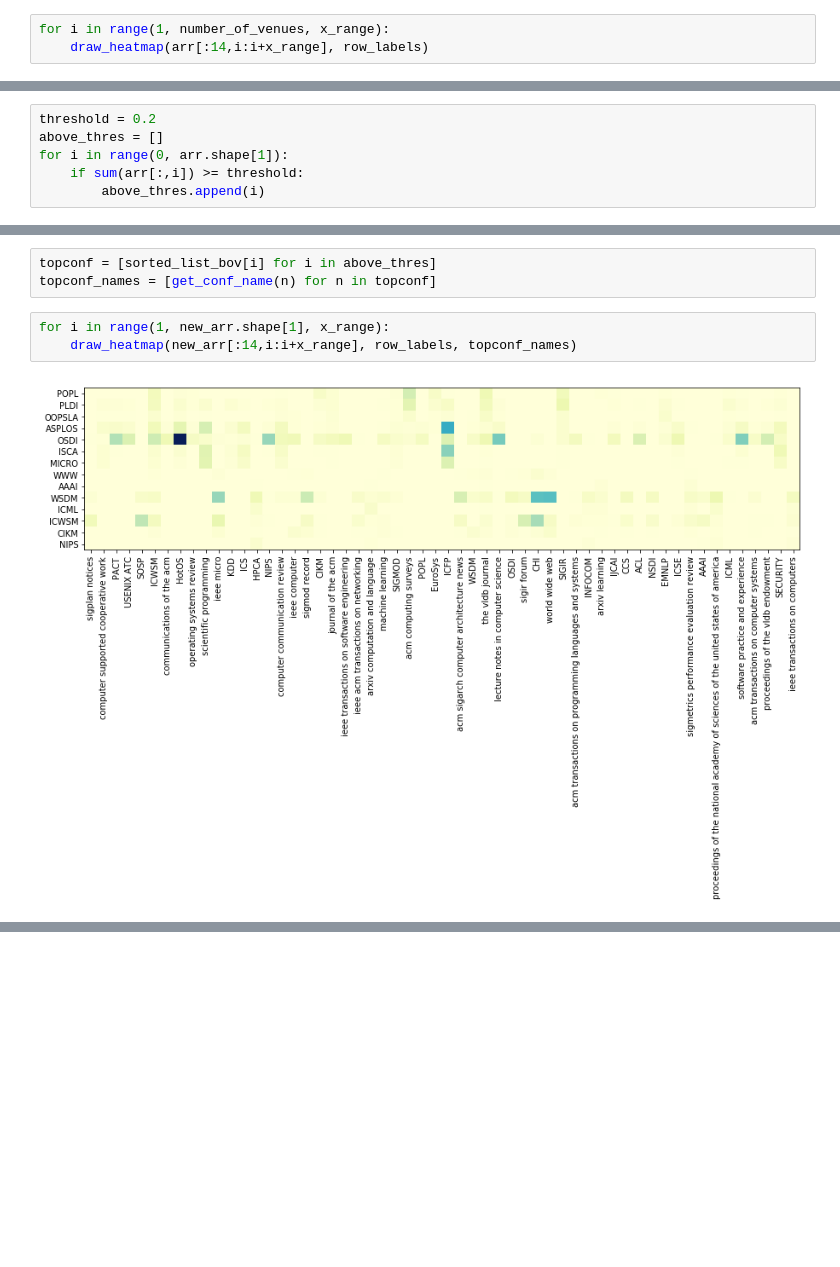
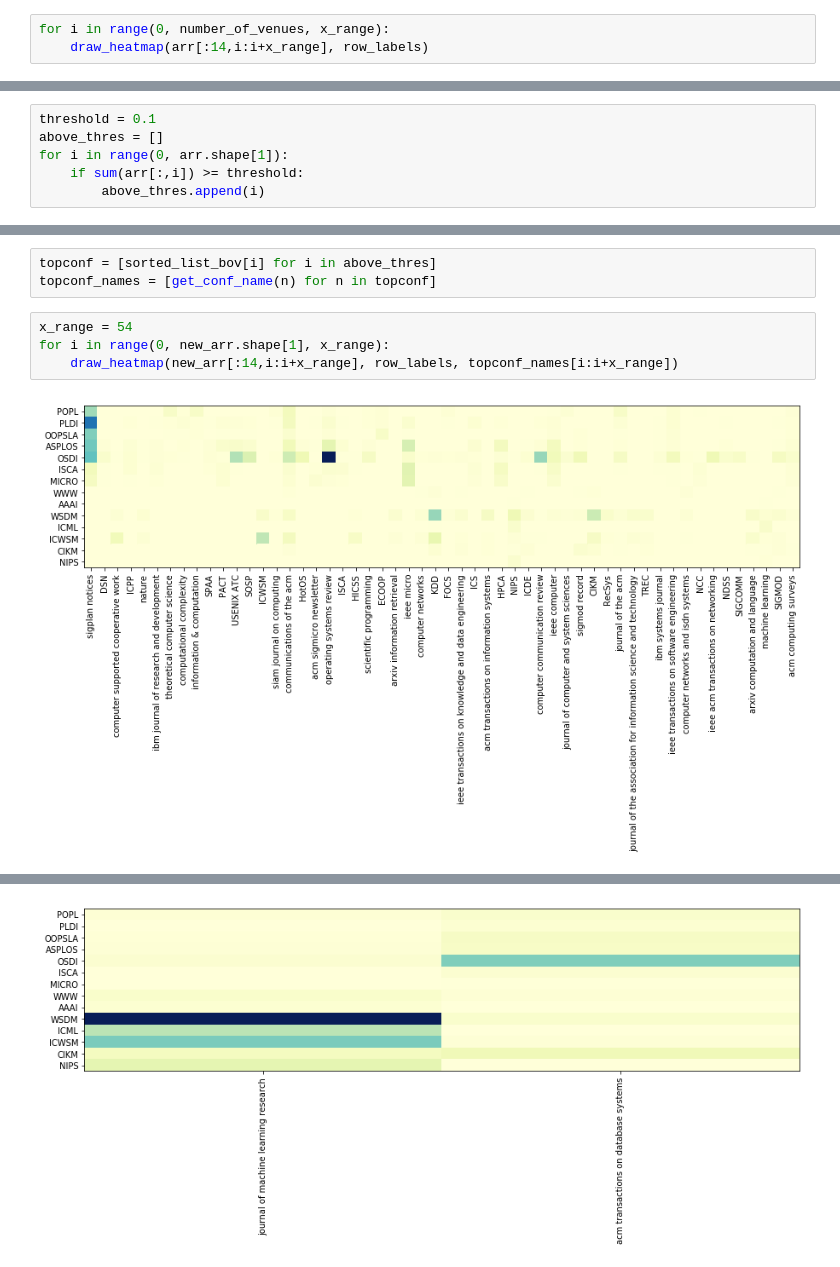
Before and after one commit to shinminjeong/citetrends, a Jupyter notebook: ent2Vec/LitmusBOV.ipynb, the cells around one changed output, grey strips where cells are left out. Saved outputs shown, nothing was run; the diff lists cells and outputs as text; blank space fills up the shorter version.

```diff
--- a/ent2Vec/LitmusBOV.ipynb
+++ b/ent2Vec/LitmusBOV.ipynb
@@ -94,7 +94,7 @@ def draw_heatmap(data, row_labels, col_labels=None):
 # %%
 x_range = 400
 # %%
-for i in range(1, number_of_venues, x_range):
+for i in range(0, number_of_venues, x_range):
     draw_heatmap(arr[:14,i:i+x_range], row_labels)
 # %% [output]
 [figure]
@@ -112,5 +112,5 @@ for i in range(1, number_of_venues, x_range):
 # %%
-threshold = 0.2
+threshold = 0.1
 above_thres = []
 for i in range(0, arr.shape[1]):
     if sum(arr[:,i]) >= threshold:
@@ -125,7 +125,8 @@ new_arr.shape # top conferences
 topconf = [sorted_list_bov[i] for i in above_thres]
 topconf_names = [get_conf_name(n) for n in topconf]
 # %%
-for i in range(1, new_arr.shape[1], x_range):
-    draw_heatmap(new_arr[:14,i:i+x_range], row_labels, topconf_names)
+x_range = 54
+for i in range(0, new_arr.shape[1], x_range):
+    draw_heatmap(new_arr[:14,i:i+x_range], row_labels, topconf_names[i:i+x_range])
 # %% [output]
-[figure, old version]
+[figure, new version]
@@ -131,0 +134 @@ for i in range(1, new_arr.shape[1], x_range):
+[figure, added]
```
Also changed, not shown: parts of 3 cells of this notebook.
